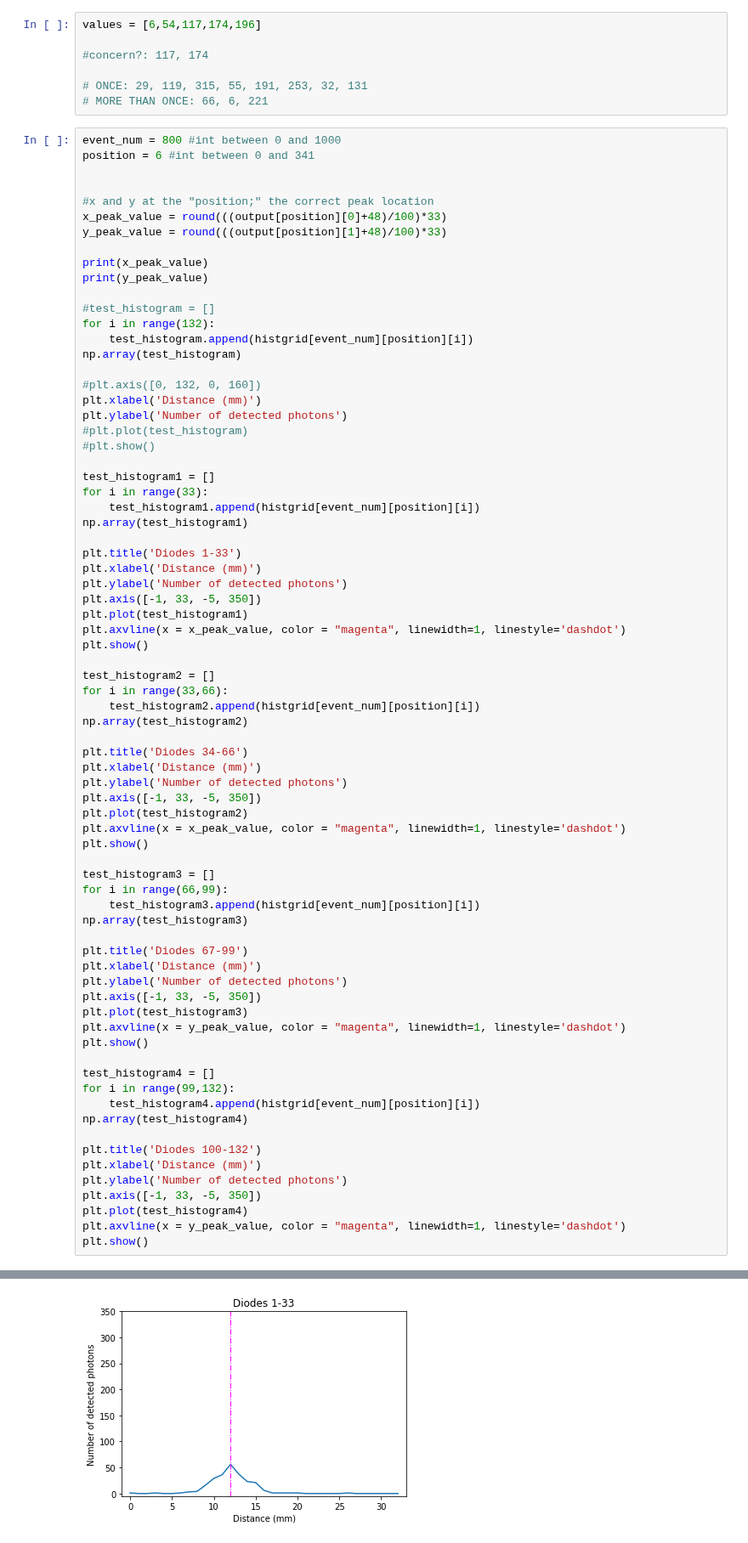
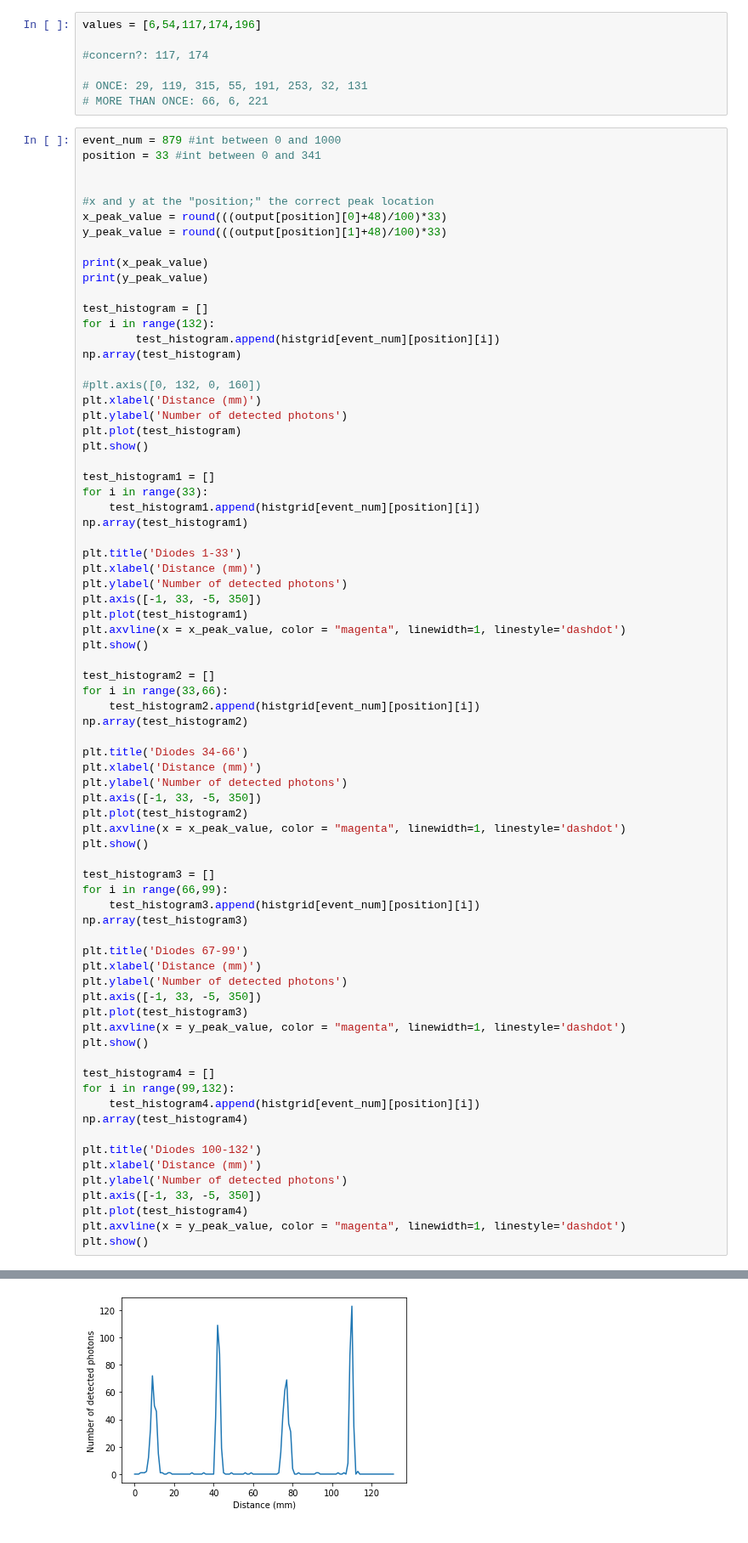
Before and after one commit to krober4771/O-PPAC-REU-2020, a Jupyter notebook: O-PPAC Read Data + Create Histograms.ipynb, the cells around one changed output, grey strips where cells are left out. Shown at 85% size. Saved outputs shown, nothing was run; the diff lists cells and outputs as text.

```diff
--- a/O-PPAC Read Data + Create Histograms.ipynb
+++ b/O-PPAC Read Data + Create Histograms.ipynb
@@ -49,8 +49,8 @@ values = [6,54,117,174,196]
 # ONCE: 29, 119, 315, 55, 191, 253, 32, 131
 # MORE THAN ONCE: 66, 6, 221
 # %%
-event_num = 800 #int between 0 and 1000
-position = 6 #int between 0 and 341
+event_num = 879 #int between 0 and 1000
+position = 33 #int between 0 and 341
 
 
 #x and y at the "position;" the correct peak location
@@ -60,16 +60,16 @@ y_peak_value = round(((output[position][1]+48)/100)*33)
 print(x_peak_value)
 print(y_peak_value)
 
-#test_histogram = []
+test_histogram = []
 for i in range(132):
-    test_histogram.append(histgrid[event_num][position][i])
+        test_histogram.append(histgrid[event_num][position][i])
 np.array(test_histogram)
 
 #plt.axis([0, 132, 0, 160])
 plt.xlabel('Distance (mm)')
 plt.ylabel('Number of detected photons')
-#plt.plot(test_histogram)
-#plt.show()
+plt.plot(test_histogram)
+plt.show()
 
 test_histogram1 = []
 for i in range(33):
@@ -128 +128 @@ plt.show()
-[figure, old version]
+[figure, new version]
```
Also changed, not shown: parts of 2 cells of this notebook.
